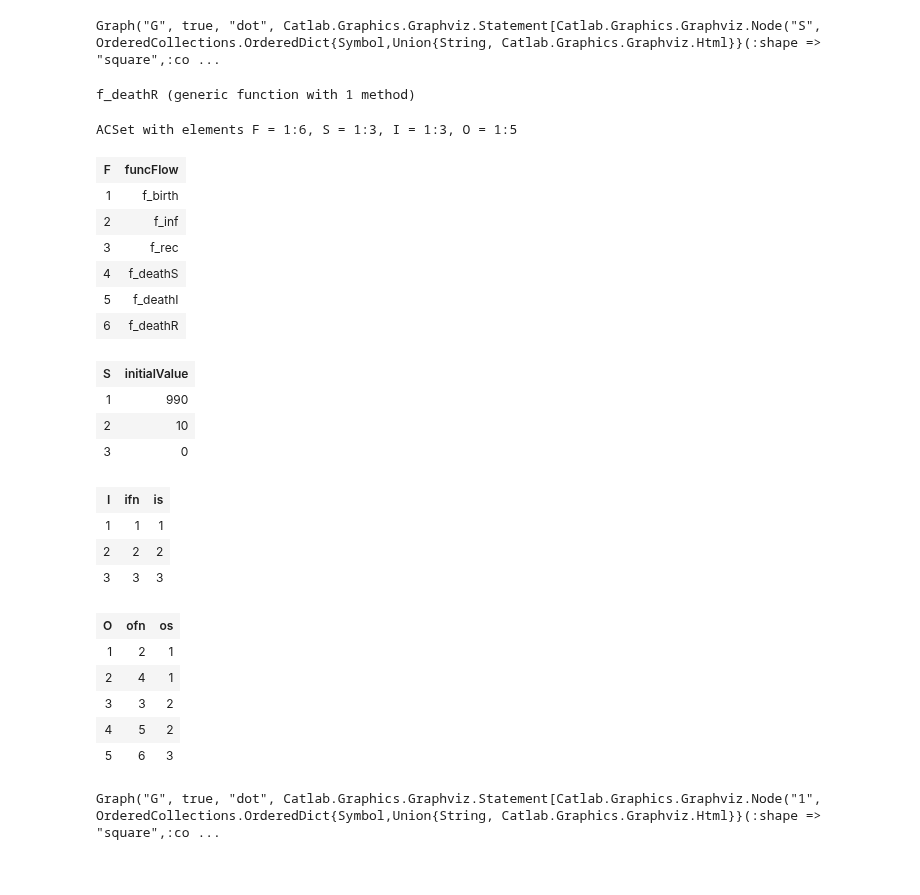
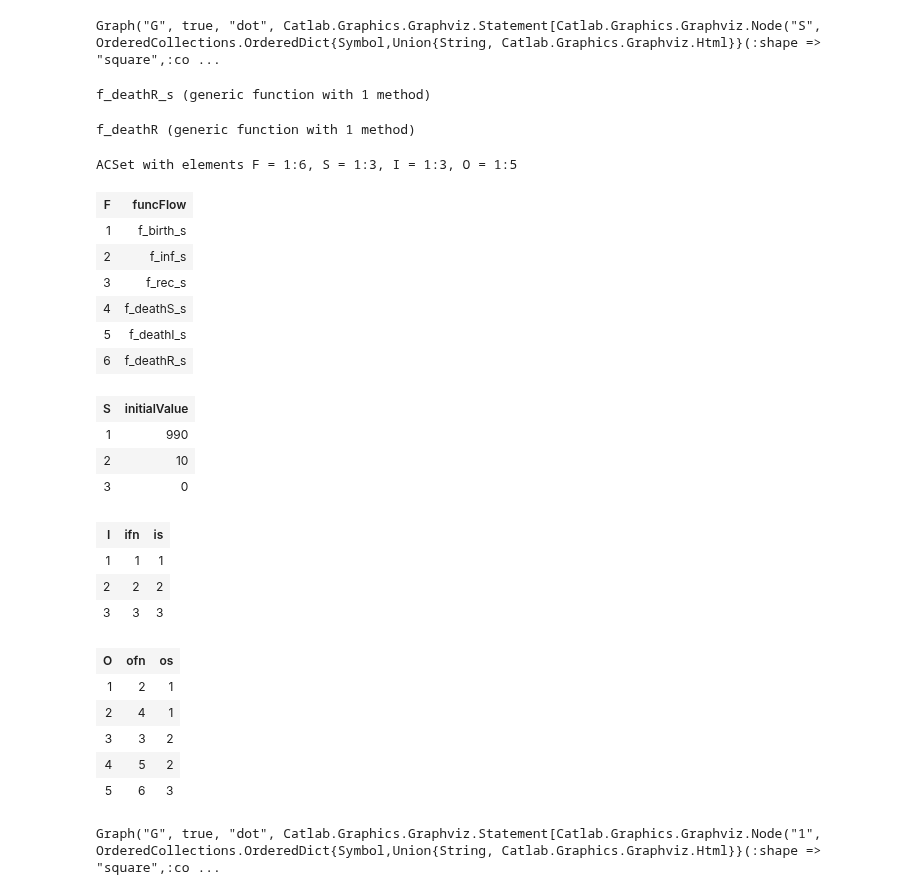
Before and after one commit to AlgebraicJulia/StockFlow.jl, a Jupyter notebook: examples/openSIRVModel/openPopulationSIR_representation.ipynb, the cells around one changed output. Drawn from its saved outputs; the diff is of its cells as text; code cells hidden in the pictures.

Commit message:
Add implementation of stock and flow diagram include links and assert

```diff
--- a/examples/openSIRVModel/openPopulationSIR_representation.ipynb
+++ b/examples/openSIRVModel/openPopulationSIR_representation.ipynb
@@ -62,6 +77,15 @@ ACSet with elements F = 1:6, S = 1:3, I = 1:3, O = 1:5
 Graph(sir_LabelledBoneStockFlow)
 # %% [output]
 Graph("G", true, "dot", Catlab.Graphics.Graphviz.Statement[Catlab.Graphics.Graphviz.Node("S", OrderedCollections.OrderedDict{Symbol,Union{String, Catlab.Graphics.Graphviz.Html}}(:shape => "square",:co ...
+# %%
+f_birth_s(u,t)=0.001*(u[1]+u[2]+u[3])
+f_inf_s(u,t)= 0.1*u[1]*u[2]/(u[1]+u[2]+u[3])
+f_rec_s(u,t)=0.05*u[2]
+f_deathS_s(u,t)=u[1]*0.001
+f_deathI_s(u,t)=u[2]*0.001
+f_deathR_s(u,t)=u[3]*0.001
+# %% [output]
+f_deathR_s (generic function with 1 method)
 # %%
 f_birth(u,t)=0.001*(u.S+u.I+u.R)
 # here use "*rand((1,2,3,4,5))" to test the solution of the stochastic models. And the results shows the flows would be
@@ -75,16 +99,16 @@ f_deathR(u,t)=u.R*0.001
 # %% [output]
 f_deathR (generic function with 1 method)
 # %%
-sir_StockFlow = StockFlow{Function, Int}([f_birth, f_inf, f_rec, f_deathS, f_deathI, f_deathR], (990,(1 => (2,4))), (10,(2 => (3,5))),(0, (3 => 6)))
+sir_StockFlow = StockFlow{Function, Int}([f_birth_s, f_inf_s, f_rec_s, f_deathS_s, f_deathI_s, f_deathR_s], (990,(1 => (2,4))), (10,(2 => (3,5))),(0, (3 => 6)))
 # %% [output]
 ACSet with elements F = 1:6, S = 1:3, I = 1:3, O = 1:5
 | F | funcFlow |
-| 1 | f_birth |
-| 2 | f_inf |
-| 3 | f_rec |
-| 4 | f_deathS |
-| 5 | f_deathI |
-| 6 | f_deathR |
+| 1 | f_birth_s |
+| 2 | f_inf_s |
+| 3 | f_rec_s |
+| 4 | f_deathS_s |
+| 5 | f_deathI_s |
+| 6 | f_deathR_s |
 | S | initialValue |
 | 1 | 990 |
 | 2 | 10 |
```
Also changed, not shown: parts of 25 cells of this notebook, 3 other files.
